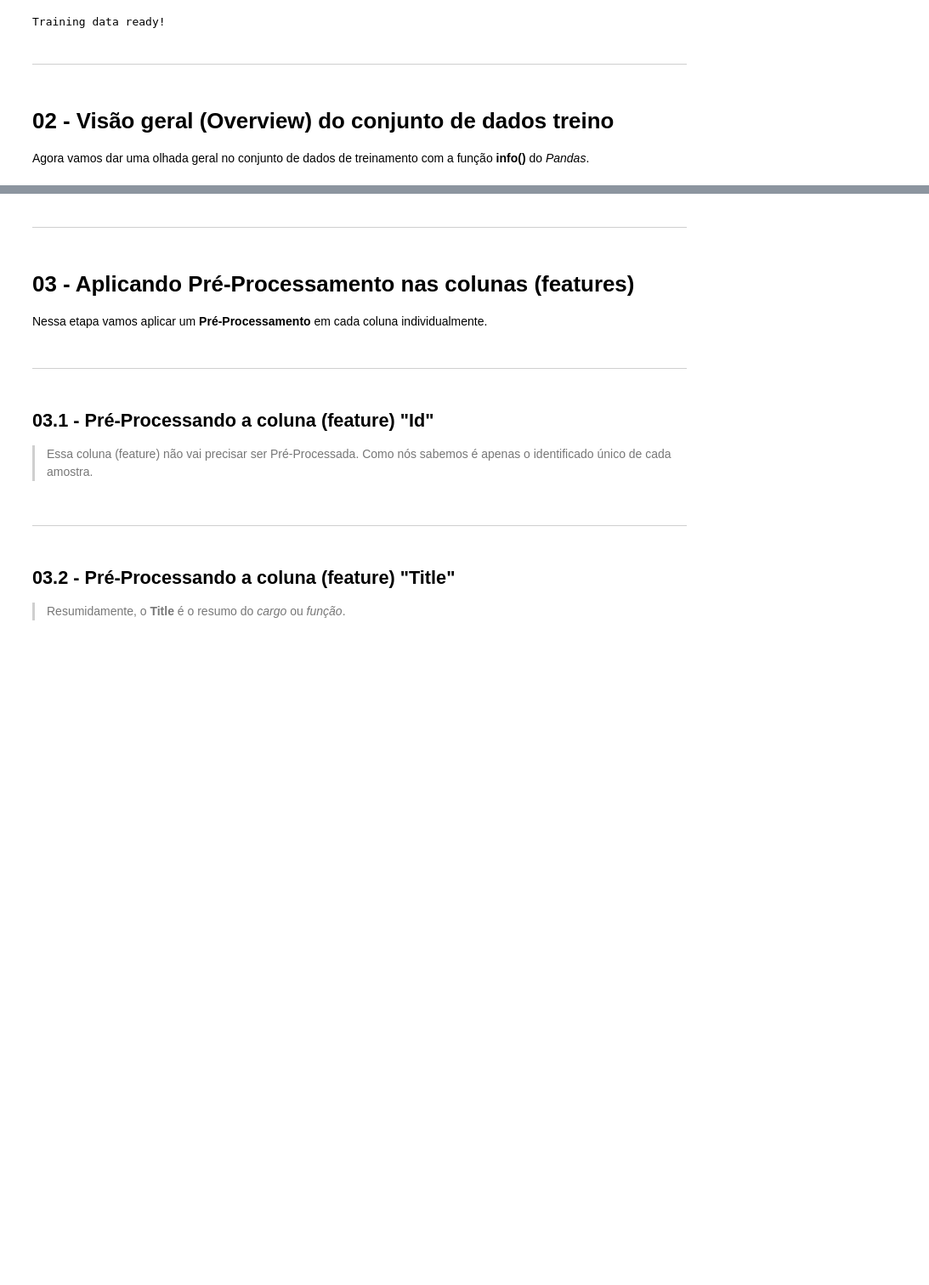
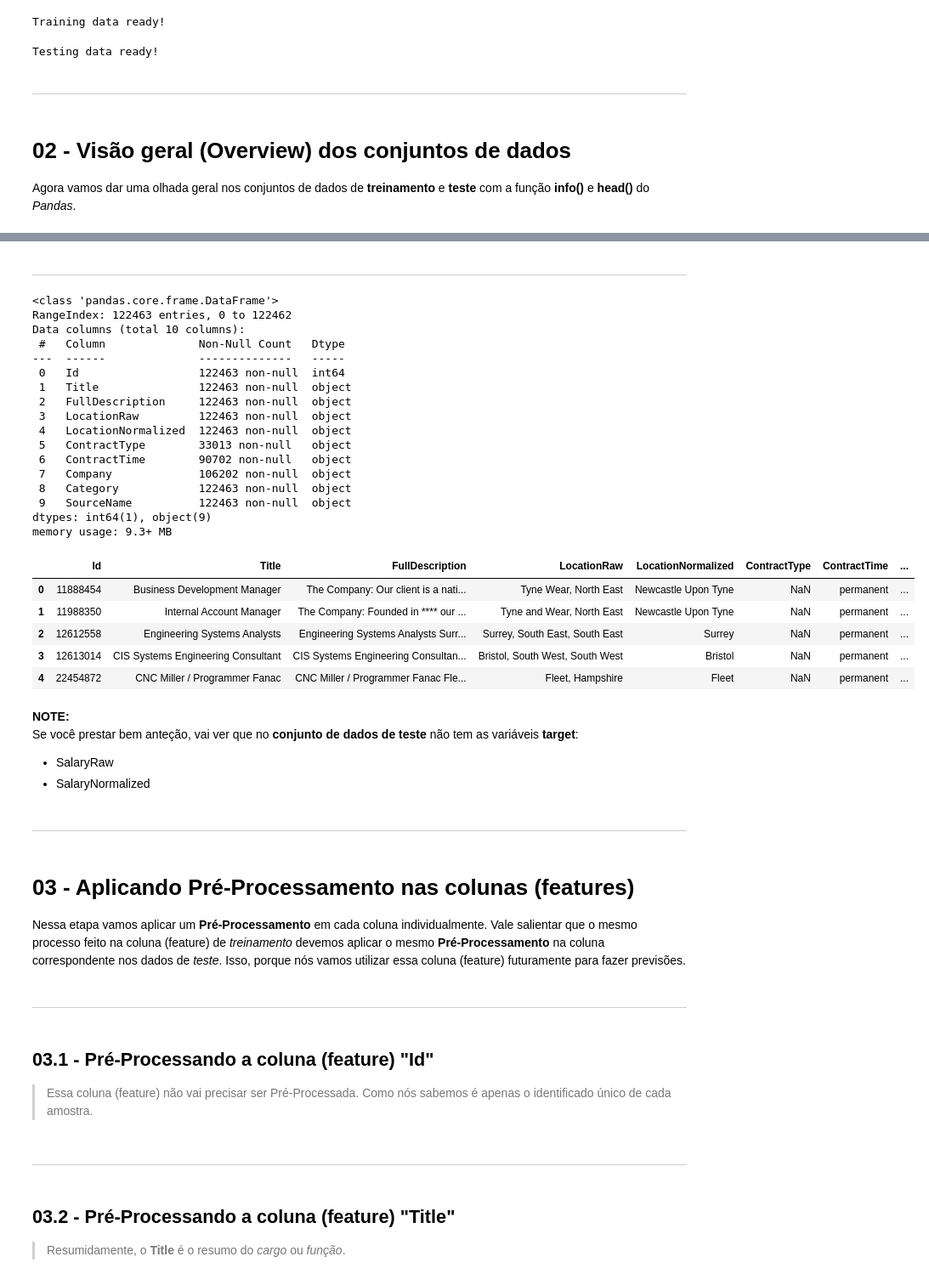
Before and after one commit to rodrigols89/jsp, a Jupyter notebook: notebooks/preprocessing.ipynb, the cells around one changed output, grey strips where cells are left out. Shown at 85% size. Drawn from its saved outputs; the diff is of its cells as text; code cells hidden in the pictures; blank space fills up the shorter version.

Commit message:
:rocket: Add testing set to Preprocessing

```diff
--- a/notebooks/preprocessing.ipynb
+++ b/notebooks/preprocessing.ipynb
@@ -120,7 +120,7 @@ class Preprocessing:
 
   def missing_by_percent(self, df):
     try:
-      percentMissing = (df.isnull().sum() / len(df_Title.index)) * 100
+      percentMissing = (df.isnull().sum() / len(df.index)) * 100
     except ZeroDivisionError:
       print("Sorry! You are dividing by zero.")
     else:
@@ -217,3 +219,0 @@ Antes de iniciarmos nosso **Pré-Processamento** vamos configurar o *Pandas* par
-# %%
-import pandas as pd
-pd.options.display.max_colwidth = 100000
@@ -227,8 +225,12 @@ full_df = preprocessing.get_training_data()
 # %% [output]
 Training data ready!
+# %%
+df_test = preprocessing.get_testing_data()
+# %% [output]
+Testing data ready!
 # %% [markdown]
 ---
 # %% [markdown]
-# 02 - Visão geral (Overview) do conjunto de dados treino
-Agora vamos dar uma olhada geral no conjunto de dados de treinamento com a função **info()** do *Pandas*.
+# 02 - Visão geral (Overview) dos conjuntos de dados
+Agora vamos dar uma olhada geral nos conjuntos de dados de **treinamento** e **teste** com a função **info()** e **head()** do *Pandas*.
 # %%
@@ -260,11 +262,45 @@ memory usage: 22.4+ MB
 | 2 | 12612844 | Modelling and simulation analyst | Mathematical Modeller / Simulatio... | Hampshire, South East, South East | Hampshire | NaN | permanent | ... |
 | 3 | 12613049 | Engineering Systems Analyst / Mat... | Engineering Systems Analyst / Mat... | Surrey, South East, South East | Surrey | NaN | permanent | ... |
 | 4 | 12613647 | Pioneer, Miser Engineering System... | Pioneer, Miser Engineering System... | Surrey, South East, South East | Surrey | NaN | permanent | ... |
+# %% [markdown]
+---
+# %%
+df_test.info()
+df_test.head()
+# %% [output]
+<class 'pandas.core.frame.DataFrame'>
+RangeIndex: 122463 entries, 0 to 122462
+Data columns (total 10 columns):
+ #   Column              Non-Null Count   Dtype
+---  ------              --------------   -----
+ 0   Id                  122463 non-null  int64
+ 1   Title               122463 non-null  object
+ 2   FullDescription     122463 non-null  object
+ 3   LocationRaw         122463 non-null  object
+ 4   LocationNormalized  122463 non-null  object
+ 5   ContractType        33013 non-null   object
+ 6   ContractTime        90702 non-null   object
+ 7   Company             106202 non-null  object
+ 8   Category            122463 non-null  object
+ 9   SourceName          122463 non-null  object
+dtypes: int64(1), object(9)
+memory usage: 9.3+ MB
+|  | Id | Title | FullDescription | LocationRaw | LocationNormalized | ContractType | ContractTime | ... |
+| 0 | 11888454 | Business Development Manager | The Company: Our client is a nati... | Tyne Wear, North East | Newcastle Upon Tyne | NaN | permanent | ... |
+| 1 | 11988350 | Internal Account Manager | The Company: Founded in **** our ... | Tyne and Wear, North East | Newcastle Upon Tyne | NaN | permanent | ... |
+| 2 | 12612558 | Engineering Systems Analysts | Engineering Systems Analysts Surr... | Surrey, South East, South East | Surrey | NaN | permanent | ... |
+| 3 | 12613014 | CIS Systems Engineering Consultant | CIS Systems Engineering Consultan... | Bristol, South West, South West | Bristol | NaN | permanent | ... |
+| 4 | 22454872 | CNC Miller / Programmer Fanac | CNC Miller / Programmer Fanac Fle... | Fleet, Hampshire | Fleet | NaN | permanent | ... |
+# %% [markdown]
+**NOTE:**
+Se você prestar bem anteção, vai ver que no **conjunto de dados de teste** não tem as variáveis **target**:
+ - SalaryRaw
+ - SalaryNormalized
 # %% [markdown]
 ---
 # %% [markdown]
 # 03 - Aplicando Pré-Processamento nas colunas (features)
-Nessa etapa vamos aplicar um **Pré-Processamento** em cada coluna individualmente.
+Nessa etapa vamos aplicar um **Pré-Processamento** em cada coluna individualmente. Vale salientar que o mesmo processo feito na coluna (feature) de *treinamento* devemos aplicar o mesmo **Pré-Processamento** na coluna correspondente nos dados de *teste*. Isso, porque nós vamos utilizar essa coluna (feature) futuramente para fazer previsões.
 # %% [markdown]
 ---
 # %% [markdown]
```
Also changed, not shown: parts of 44 cells of this notebook, 4 other files.
